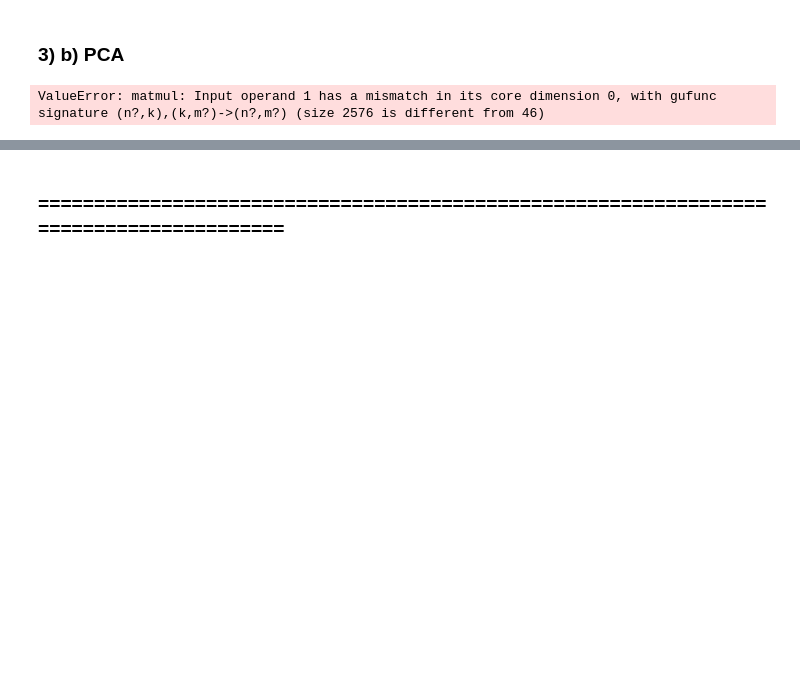
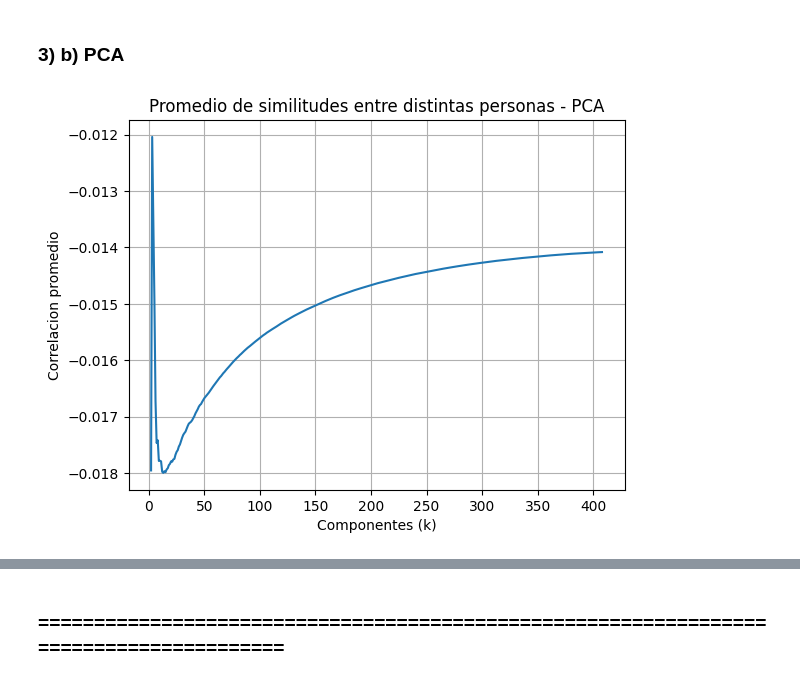
Before and after one commit to fedesassone/1c-2023-metodos-tp2, a Jupyter notebook: docs/ej1.ipynb, the cells around one changed output, grey strips where cells are left out. Drawn from its saved outputs; the diff is of its cells as text; code cells hidden in the pictures; blank space fills up the shorter version.

```diff
--- a/docs/ej1.ipynb
+++ b/docs/ej1.ipynb
@@ -358,27 +359,3 @@ plt.colorbar()
 [figure]
 # %% [markdown]
 ### 3) b) PCA
-# %%
-# 3B)
-promedios = []
-comp = []
-
-A = np.ones((410, 410))
-for i in range(0, 41):
-    A[i*10:i*10+10, i*10:i*10+10] = 0
-for i in range(1,10):
-    imagenes = []
-    mat_simil = []
-    for k in range(410):
-        z = X[k] @ pca_409_autovectores[:,:i*6]
-        z = z.flatten()
-        imagenes.append(z)
-    mat_simil = np.stack(imagenes)
-    mat_simil = np.corrcoef(mat_simil)
-    mat_simil = mat_simil*A
-    sum = np.sum(mat_simil)
-    mean = np.sum(sum)/n
-    promedios.append(mean)
-    comp.append(i*6)
-# %% [output]
-ValueError: matmul: Input operand 1 has a mismatch in its core dimension 0, with gufunc signature (n?,k),(k,m?)->(n?,m?) (size 2576 is different from 46)
@@ -384,0 +402,11 @@ ValueError: matmul: Input operand 1 has a mismatch in its core dimension 0, with
+# %%
+# Tiene sentido que se vaya acercando al 0, los saltos al principio son raros.
+
+plt.plot(range (1, 409), promedios_simil)
+plt.xlabel('Componentes (k)')
+plt.ylabel('Correlacion promedio')
+plt.title('Promedio de similitudes entre distintas personas - PCA')
+plt.grid(True)
+plt.show()
+# %% [output]
+[figure, added]
```
Also changed, not shown: parts of 15 cells of this notebook, 7 other files.
